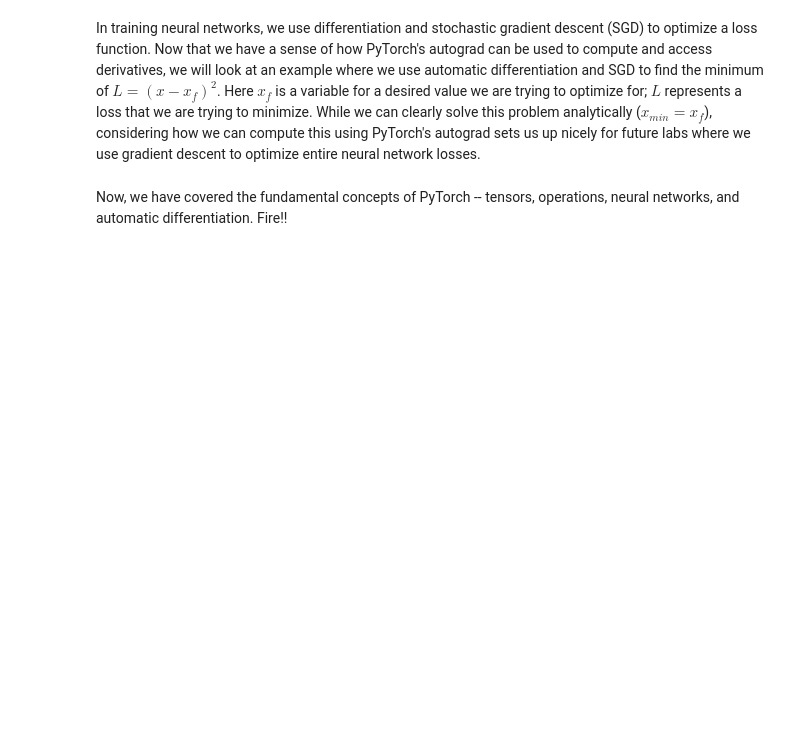
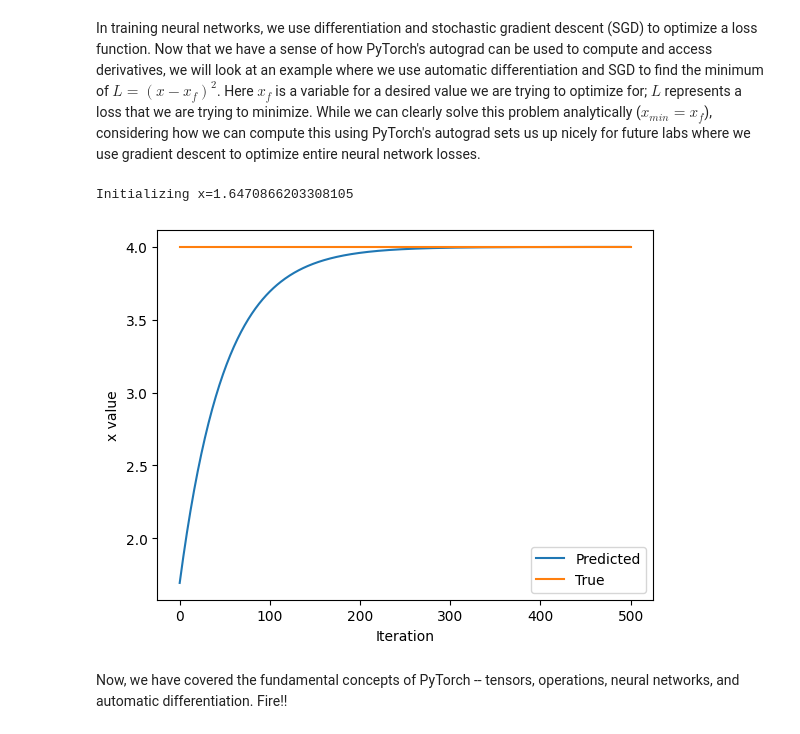
Before and after one commit to Zenix074521/mit_6.s191_lab, a Jupyter notebook: lab1/PT_Part1_Intro.ipynb, the cells around one changed output. Cells and saved outputs as stored; diff of their text form; code cells hidden in the pictures; blank space fills up the shorter version.

```diff
--- a/lab1/PT_Part1_Intro.ipynb
+++ b/lab1/PT_Part1_Intro.ipynb
@@ -317,33 +333,36 @@ In training neural networks, we use differentiation and stochastic gradient desc
 x = torch.randn(1)
 print(f"Initializing x={x.item()}")
 
 learning_rate = 1e-2  # Learning rate
 history = []
 x_f = 4  # Target value
 
 
 # We will run gradient descent for a number of iterations. At each iteration, we compute the loss,
 #   compute the derivative of the loss with respect to x, and perform the update.
 for i in range(500):
     x = torch.tensor([x], requires_grad=True)
 
     # TODO: Compute the loss as the square of the difference between x and x_f
-    loss = # TODO
+    loss = (x - x_f)**2
 
     # Backpropagate through the loss to compute gradients
     loss.backward()
 
     # Update x with gradient descent
     x = x.item() - learning_rate * x.grad
 
     history.append(x.item())
 
 # Plot the evolution of x as we optimize toward x_f!
 plt.plot(history)
 plt.plot([0, 500], [x_f, x_f])
 plt.legend(('Predicted', 'True'))
 plt.xlabel('Iteration')
 plt.ylabel('x value')
 plt.show()
+# %% [output]
+Initializing x=1.6470866203308105
+[figure, added]
 # %% [markdown]
 Now, we have covered the fundamental concepts of PyTorch -- tensors, operations, neural networks, and automatic differentiation. Fire!!
```
Also changed, not shown: parts of 13 cells of this notebook.
